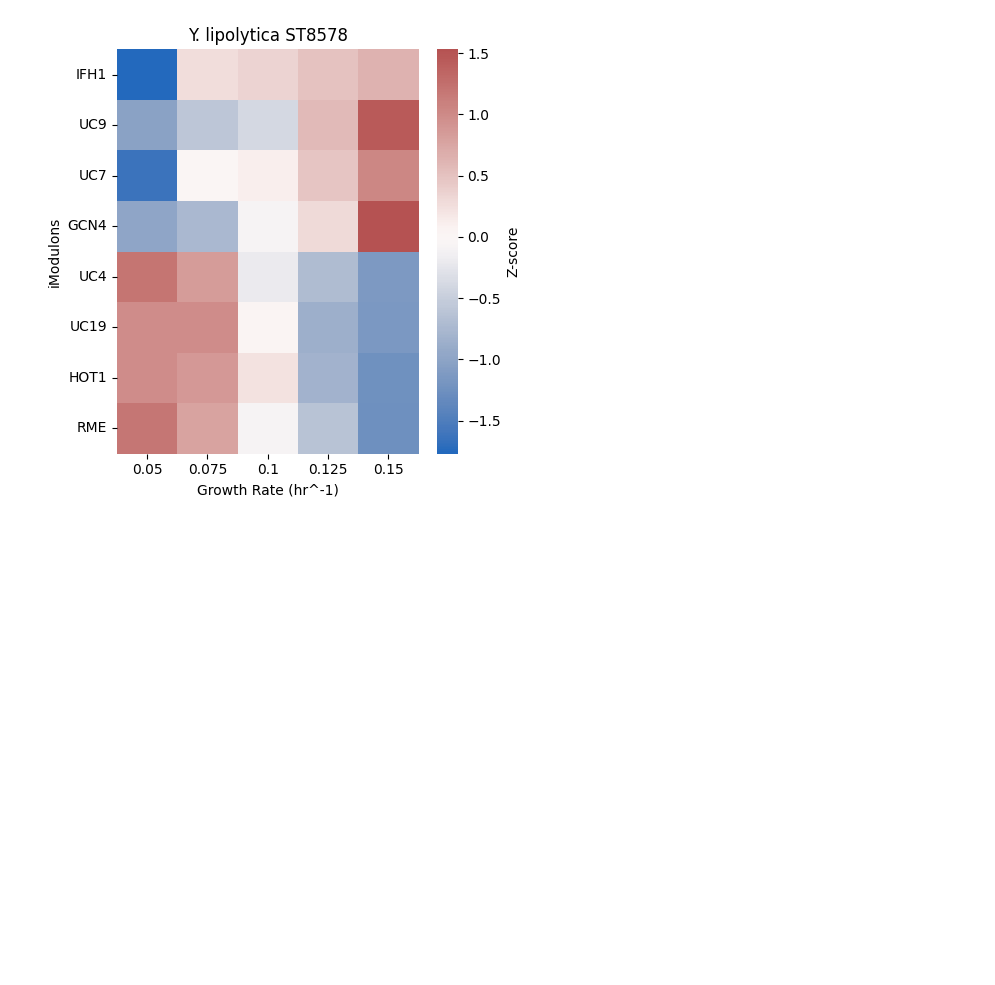
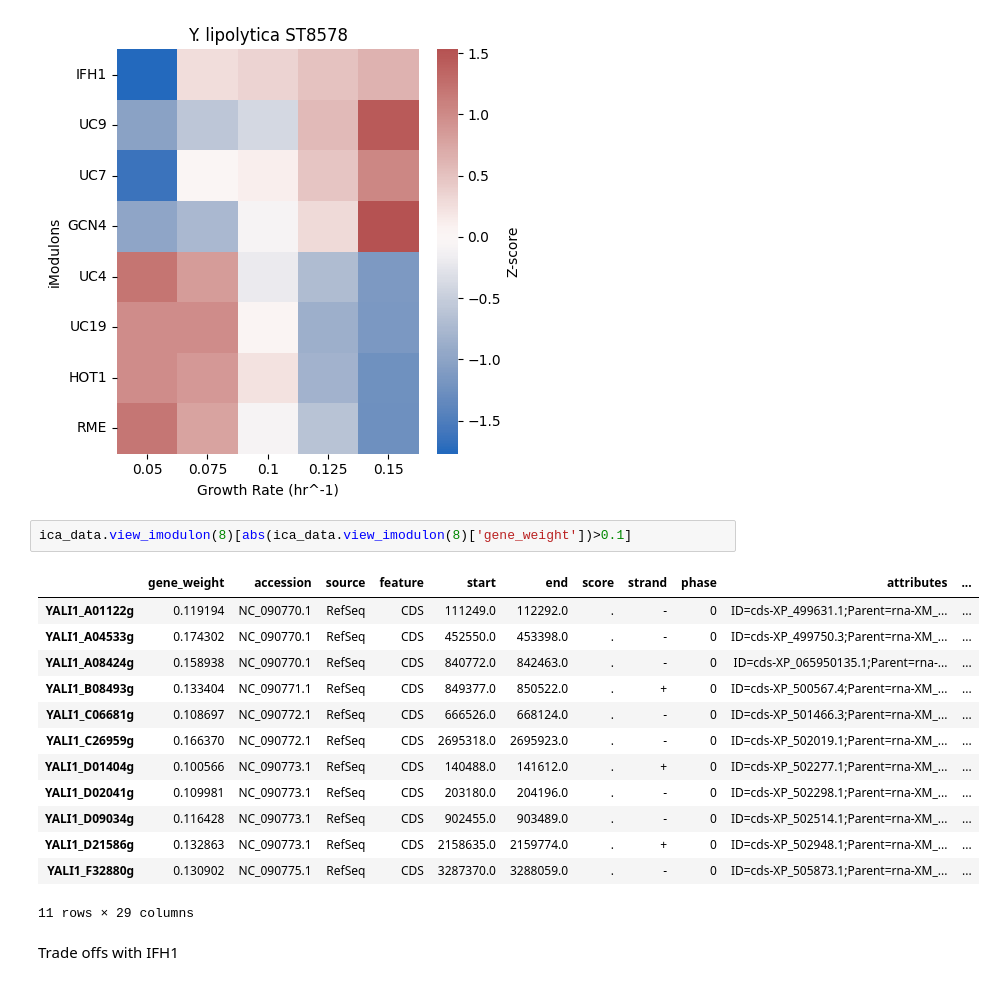
Before and after one commit to SBRG/yarrowia_lipolytica_ICA, a Jupyter notebook: imod_analysis/fig3_strain_growth_differences.ipynb, the cells around one changed output. Saved outputs shown, nothing was run; the diff lists cells and outputs as text; blank space fills up the shorter version.

```diff
--- a/imod_analysis/fig3_strain_growth_differences.ipynb
+++ b/imod_analysis/fig3_strain_growth_differences.ipynb
@@ -124,3 +124,21 @@ plt.tight_layout()
 plt.show()
 # %% [output]
 [figure]
+# %%
+ica_data.view_imodulon(8)[abs(ica_data.view_imodulon(8)['gene_weight'])>0.1]
+# %% [output]
+|  | gene_weight | accession | source | feature | start | end | score | strand | phase | attributes | ... |
+| YALI1_A01122g | 0.119194 | NC_090770.1 | RefSeq | CDS | 111249.0 | 112292.0 | . | - | 0 | ID=cds-XP_499631.1;Parent=rna-XM_... | ... |
+| YALI1_A04533g | 0.174302 | NC_090770.1 | RefSeq | CDS | 452550.0 | 453398.0 | . | - | 0 | ID=cds-XP_499750.3;Parent=rna-XM_... | ... |
+| YALI1_A08424g | 0.158938 | NC_090770.1 | RefSeq | CDS | 840772.0 | 842463.0 | . | - | 0 | ID=cds-XP_065950135.1;Parent=rna-... | ... |
+| YALI1_B08493g | 0.133404 | NC_090771.1 | RefSeq | CDS | 849377.0 | 850522.0 | . | + | 0 | ID=cds-XP_500567.4;Parent=rna-XM_... | ... |
+| YALI1_C06681g | 0.108697 | NC_090772.1 | RefSeq | CDS | 666526.0 | 668124.0 | . | - | 0 | ID=cds-XP_501466.3;Parent=rna-XM_... | ... |
+| YALI1_C26959g | 0.166370 | NC_090772.1 | RefSeq | CDS | 2695318.0 | 2695923.0 | . | - | 0 | ID=cds-XP_502019.1;Parent=rna-XM_... | ... |
+| YALI1_D01404g | 0.100566 | NC_090773.1 | RefSeq | CDS | 140488.0 | 141612.0 | . | + | 0 | ID=cds-XP_502277.1;Parent=rna-XM_... | ... |
+| YALI1_D02041g | 0.109981 | NC_090773.1 | RefSeq | CDS | 203180.0 | 204196.0 | . | - | 0 | ID=cds-XP_502298.1;Parent=rna-XM_... | ... |
+| YALI1_D09034g | 0.116428 | NC_090773.1 | RefSeq | CDS | 902455.0 | 903489.0 | . | - | 0 | ID=cds-XP_502514.1;Parent=rna-XM_... | ... |
+| YALI1_D21586g | 0.132863 | NC_090773.1 | RefSeq | CDS | 2158635.0 | 2159774.0 | . | + | 0 | ID=cds-XP_502948.1;Parent=rna-XM_... | ... |
+| YALI1_F32880g | 0.130902 | NC_090775.1 | RefSeq | CDS | 3287370.0 | 3288059.0 | . | - | 0 | ID=cds-XP_505873.1;Parent=rna-XM_... | ... |
+11 rows × 29 columns
+# %% [markdown]
+Trade offs with IFH1
```
Also changed, not shown: parts of 3 cells of this notebook, 1 other file.
